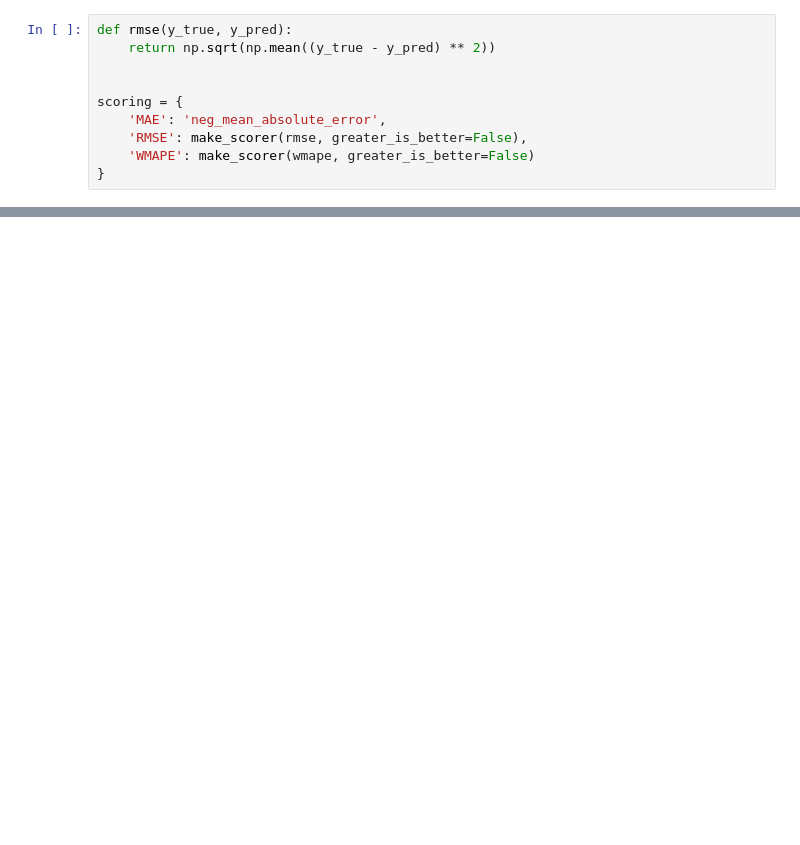
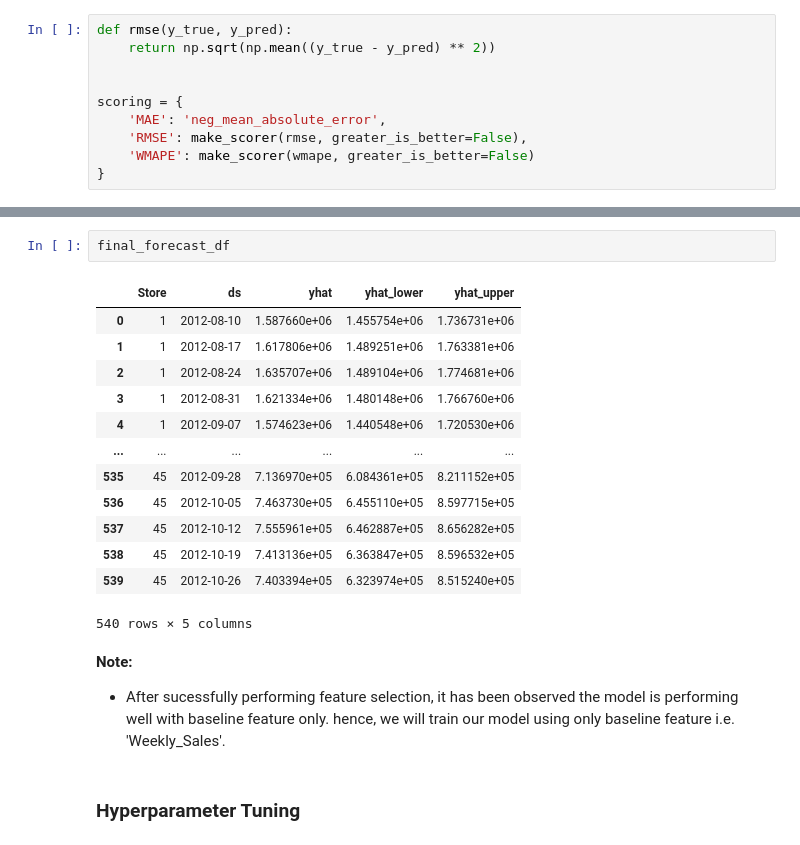
Before and after one commit to Rajwork99/Future-Sales-Forecasting, a Jupyter notebook: forcast.ipynb, the cells around one changed output, grey strips where cells are left out. Cells and saved outputs as stored; diff of their text form; blank space fills up the shorter version.

Commit message:
add final model

```diff
--- a/forcast.ipynb
+++ b/forcast.ipynb
@@ -1055,0 +1238,22 @@ overall_feature_comparison
+# %%
+final_forecast_df
+# %% [output]
+|  | Store | ds | yhat | yhat_lower | yhat_upper |
+| 0 | 1 | 2012-08-10 | 1.587660e+06 | 1.455754e+06 | 1.736731e+06 |
+| 1 | 1 | 2012-08-17 | 1.617806e+06 | 1.489251e+06 | 1.763381e+06 |
+| 2 | 1 | 2012-08-24 | 1.635707e+06 | 1.489104e+06 | 1.774681e+06 |
+| 3 | 1 | 2012-08-31 | 1.621334e+06 | 1.480148e+06 | 1.766760e+06 |
+| 4 | 1 | 2012-09-07 | 1.574623e+06 | 1.440548e+06 | 1.720530e+06 |
+| ... | ... | ... | ... | ... | ... |
+| 535 | 45 | 2012-09-28 | 7.136970e+05 | 6.084361e+05 | 8.211152e+05 |
+| 536 | 45 | 2012-10-05 | 7.463730e+05 | 6.455110e+05 | 8.597715e+05 |
+| 537 | 45 | 2012-10-12 | 7.555961e+05 | 6.462887e+05 | 8.656282e+05 |
+| 538 | 45 | 2012-10-19 | 7.413136e+05 | 6.363847e+05 | 8.596532e+05 |
+| 539 | 45 | 2012-10-26 | 7.403394e+05 | 6.323974e+05 | 8.515240e+05 |
+540 rows × 5 columns
+# %% [markdown]
+**Note:**
+
+- After sucessfully performing feature selection, it has been observed the model is performing well with baseline feature only. hence, we will train our model using only baseline feature i.e. 'Weekly_Sales'.
+# %% [markdown]
+### Hyperparameter Tuning
```
Also changed, not shown: parts of 22 cells of this notebook.
